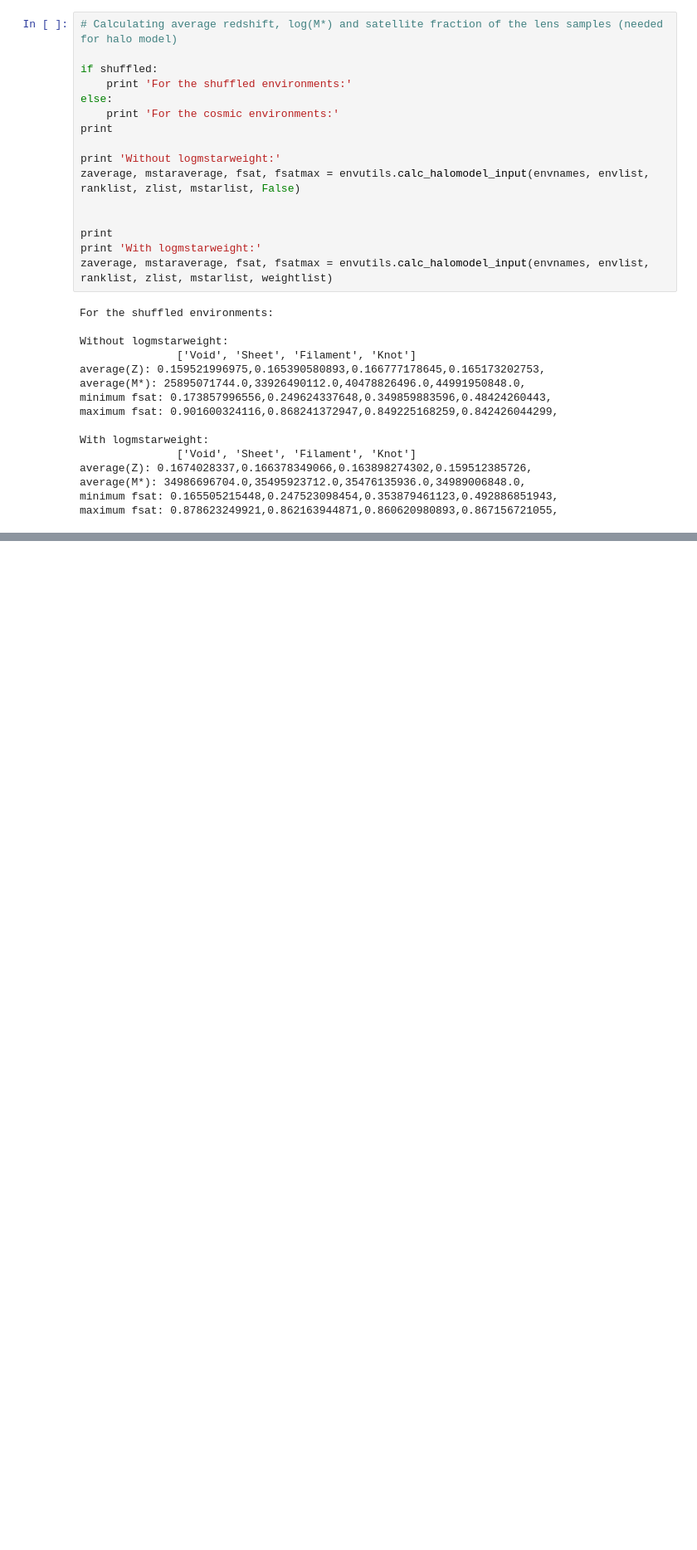
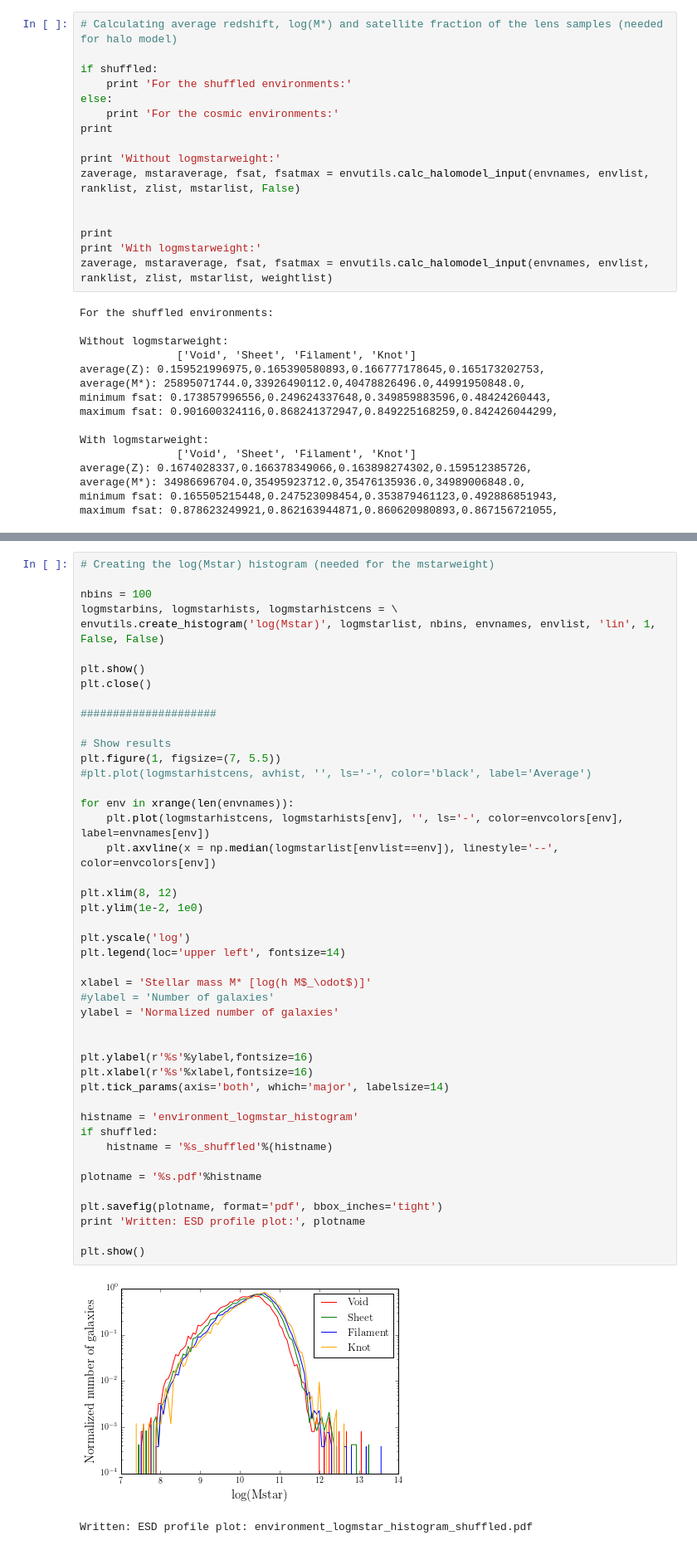
Before and after one commit to samtaziaux/KiDS-Sam_master, a Jupyter notebook: brouwer/environment_project/AngSephist.ipynb, the cells around one changed output, grey strips where cells are left out. Shown at 83% size. Cells and saved outputs as stored; diff of their text form; blank space fills up the shorter version.

```diff
--- a/brouwer/environment_project/AngSephist.ipynb
+++ b/brouwer/environment_project/AngSephist.ipynb
@@ -220,0 +243,48 @@ maximum fsat: 0.878623249921,0.862163944871,0.860620980893,0.867156721055,
+# %%
+# Creating the log(Mstar) histogram (needed for the mstarweight)
+
+nbins = 100
+logmstarbins, logmstarhists, logmstarhistcens = \
+envutils.create_histogram('log(Mstar)', logmstarlist, nbins, envnames, envlist, 'lin', 1, False, False)
+
+plt.show()
+plt.close()
+
+#####################
+
+# Show results
+plt.figure(1, figsize=(7, 5.5))
+#plt.plot(logmstarhistcens, avhist, '', ls='-', color='black', label='Average')
+
+for env in xrange(len(envnames)):
+    plt.plot(logmstarhistcens, logmstarhists[env], '', ls='-', color=envcolors[env], label=envnames[env])
+    plt.axvline(x = np.median(logmstarlist[envlist==env]), linestyle='--', color=envcolors[env])
+
+plt.xlim(8, 12)
+plt.ylim(1e-2, 1e0)
+
+plt.yscale('log')
+plt.legend(loc='upper left', fontsize=14)
+
+xlabel = 'Stellar mass M* [log(h M$_\odot$)]'
+#ylabel = 'Number of galaxies'
+ylabel = 'Normalized number of galaxies'
+
+
+plt.ylabel(r'%s'%ylabel,fontsize=16)
+plt.xlabel(r'%s'%xlabel,fontsize=16)
+plt.tick_params(axis='both', which='major', labelsize=14)
+
+histname = 'environment_logmstar_histogram'
+if shuffled:
+    histname = '%s_shuffled'%(histname)
+
+plotname = '%s.pdf'%histname
+
+plt.savefig(plotname, format='pdf', bbox_inches='tight')
+print 'Written: ESD profile plot:', plotname
+
+plt.show()
+# %% [output]
+[figure, added]
+Written: ESD profile plot: environment_logmstar_histogram_shuffled.pdf
```
Also changed, not shown: parts of 7 cells of this notebook, 9 other files.
